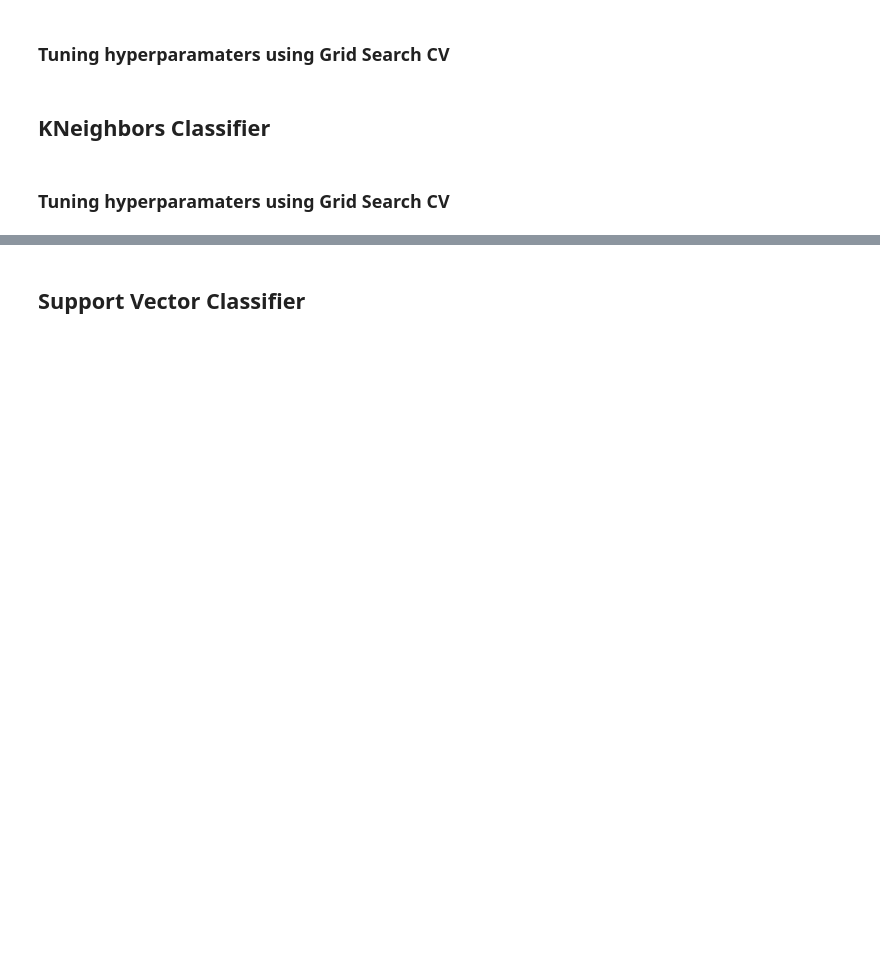
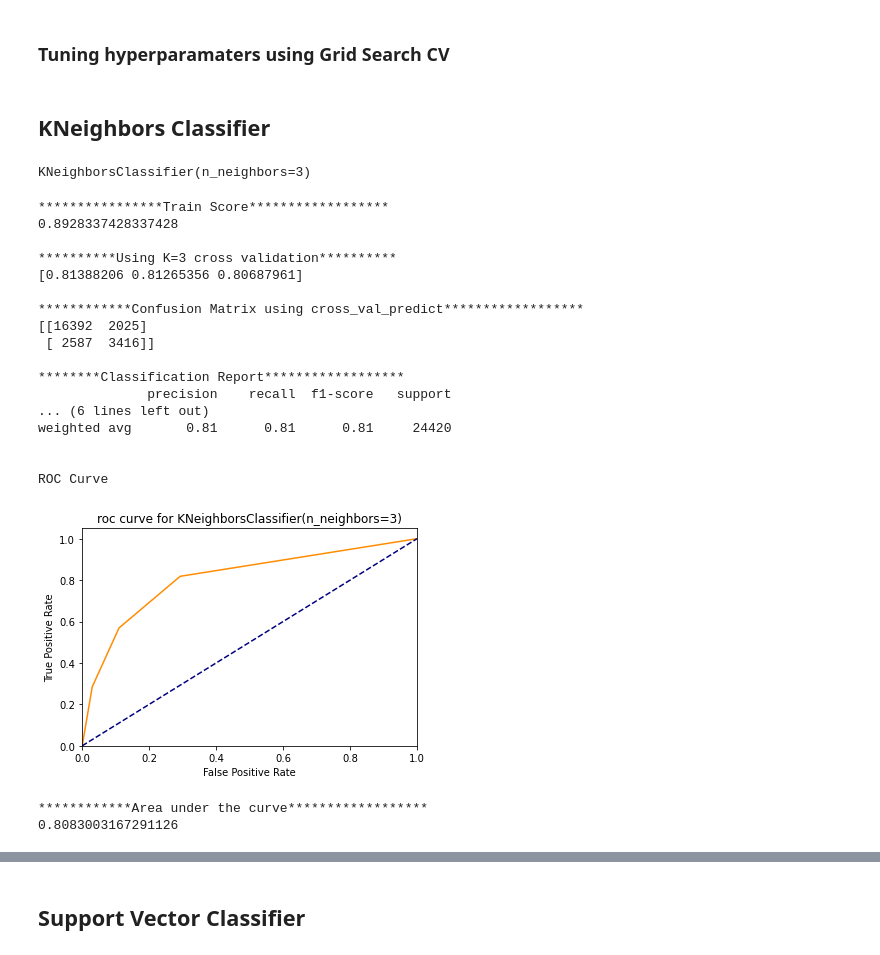
Before and after one commit to pandeysudip/income-prediction, a Jupyter notebook: Model_building.ipynb, the cells around one changed output, grey strips where cells are left out. Cells and saved outputs as stored; diff of their text form; code cells hidden in the pictures; blank space fills up the shorter version.

```diff
--- a/Model_building.ipynb
+++ b/Model_building.ipynb
@@ -303,5 +371,35 @@ ROC Curve
 ### Tuning hyperparamaters  using Grid Search CV
 # %% [markdown]
 ## KNeighbors Classifier
-# %% [markdown]
-### Tuning hyperparamaters  using Grid Search CV
+# %%
+# Creating a Kneighbors classifier model on the scaled data
+knn= KNeighborsClassifier(n_neighbors=3)
+
+# Fit the model to the data
+knn.fit(X_train_scaled, y_train)
+# %% [output]
+KNeighborsClassifier(n_neighbors=3)
+# %%
+#score for Kneighbors classifier using only training data
+train_score(knn)
+# %% [output]
+****************Train Score******************
+0.8928337428337428
+
+**********Using K=3 cross validation**********
+[0.81388206 0.81265356 0.80687961]
+
+************Confusion Matrix using cross_val_predict******************
+[[16392  2025]
+ [ 2587  3416]]
+
+********Classification Report******************
+              precision    recall  f1-score   support
+... (6 lines left out)
+weighted avg       0.81      0.81      0.81     24420
+
+
+ROC Curve
+[figure, added]
+************Area under the curve******************
+0.8083003167291126
```
Also changed, not shown: parts of 32 cells of this notebook.
